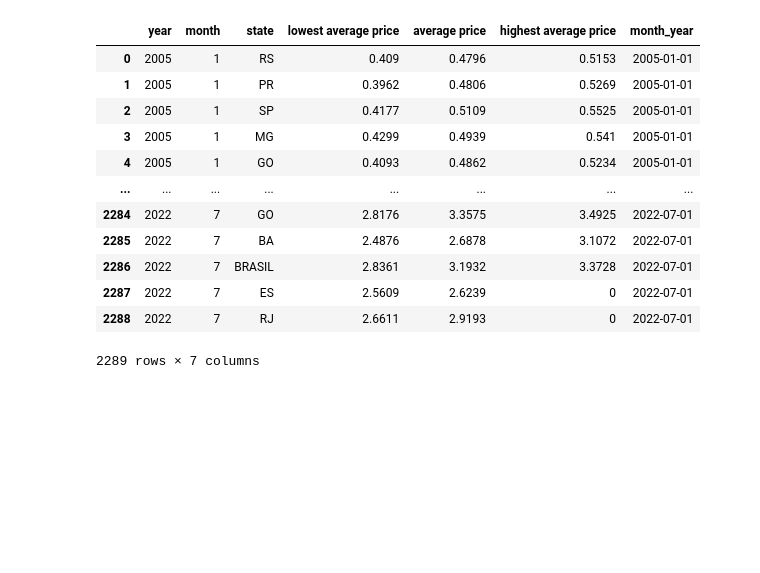
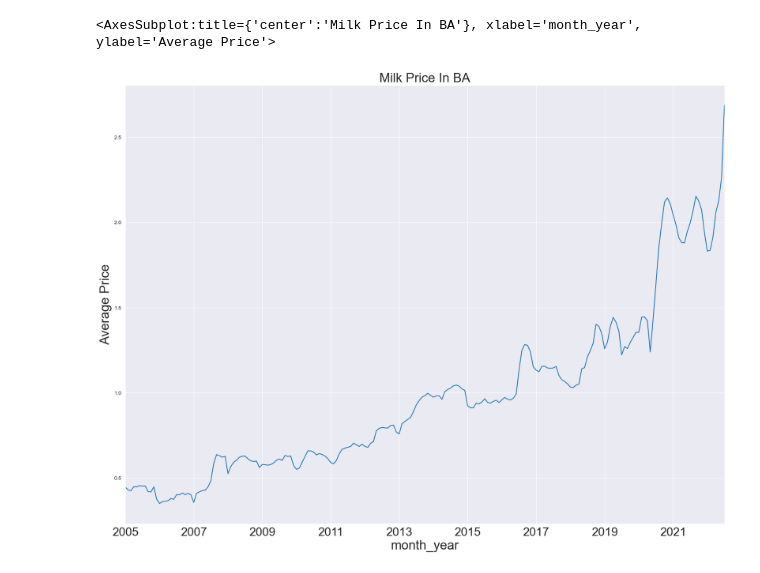
Before and after one commit to ludsonfelipe/data_projects, a Jupyter notebook: The Price Of Milk In Brazil/milk_in_brazil_data_analysis.ipynb, the cells around one changed output. Saved outputs shown, nothing was run; the diff lists cells and outputs as text; code cells hidden in the pictures; blank space fills up the shorter version.

```diff
--- a/The Price Of Milk In Brazil/milk_in_brazil_data_analysis.ipynb
+++ b/The Price Of Milk In Brazil/milk_in_brazil_data_analysis.ipynb
@@ -72,16 +151,5 @@ def plot_average_price(df, state):
-# %%
-df
-# %% [output]
-|  | year | month | state | lowest average price | average price | highest average price | month_year |
-| 0 | 2005 | 1 | RS | 0.409 | 0.4796 | 0.5153 | 2005-01-01 |
-| 1 | 2005 | 1 | PR | 0.3962 | 0.4806 | 0.5269 | 2005-01-01 |
-| 2 | 2005 | 1 | SP | 0.4177 | 0.5109 | 0.5525 | 2005-01-01 |
-| 3 | 2005 | 1 | MG | 0.4299 | 0.4939 | 0.541 | 2005-01-01 |
-| 4 | 2005 | 1 | GO | 0.4093 | 0.4862 | 0.5234 | 2005-01-01 |
-| ... | ... | ... | ... | ... | ... | ... | ... |
-| 2284 | 2022 | 7 | GO | 2.8176 | 3.3575 | 3.4925 | 2022-07-01 |
-| 2285 | 2022 | 7 | BA | 2.4876 | 2.6878 | 3.1072 | 2022-07-01 |
-| 2286 | 2022 | 7 | BRASIL | 2.8361 | 3.1932 | 3.3728 | 2022-07-01 |
-| 2287 | 2022 | 7 | ES | 2.5609 | 2.6239 | 0 | 2022-07-01 |
-| 2288 | 2022 | 7 | RJ | 2.6611 | 2.9193 | 0 | 2022-07-01 |
-2289 rows × 7 columns
+# %%
+plot_average_price(df,'BA','average price')
+# %% [output]
+<AxesSubplot:title={'center':'Milk Price In BA'}, xlabel='month_year', ylabel='Average Price'>
+[figure, added]
```
Also changed, not shown: parts of 16 cells of this notebook.
